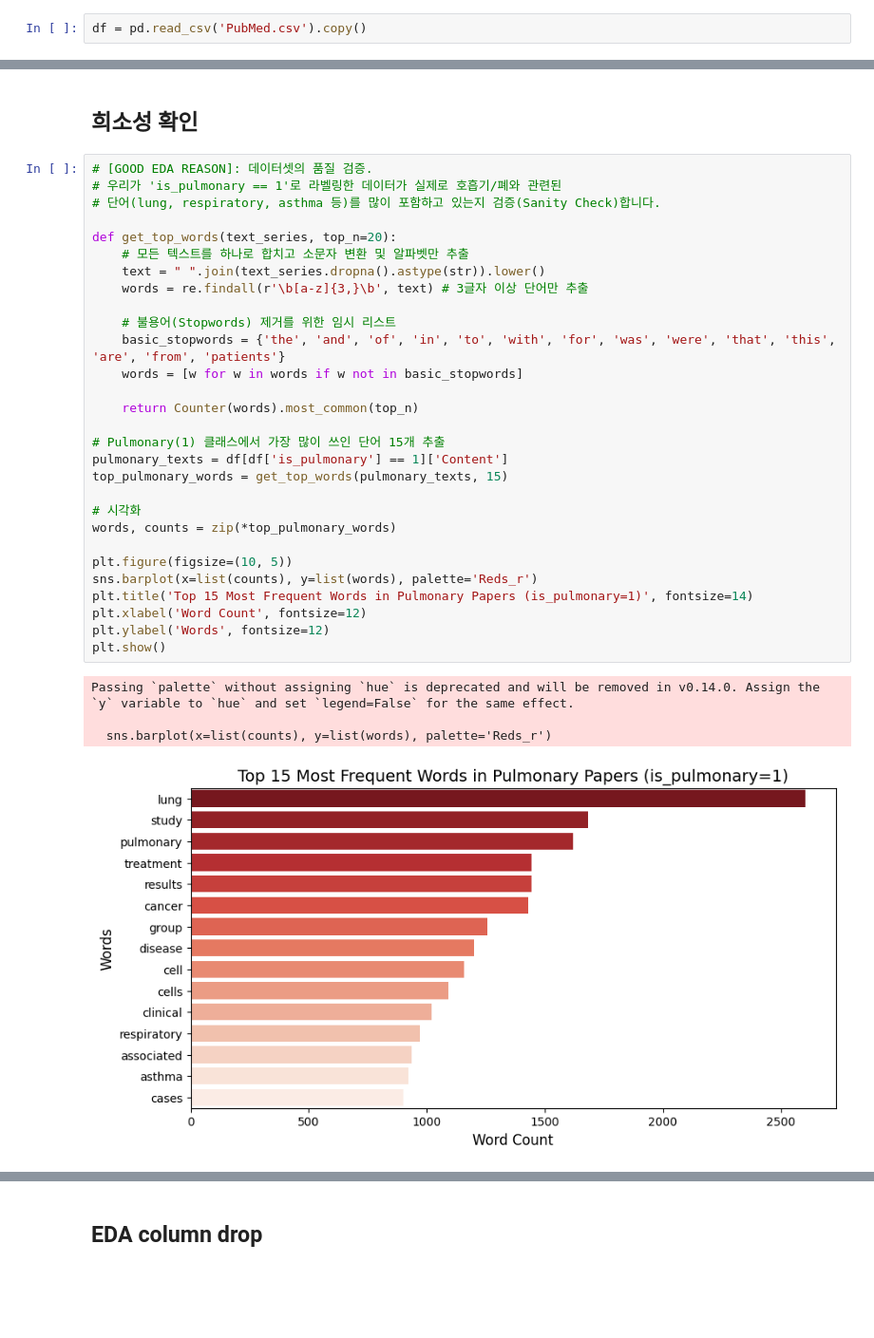
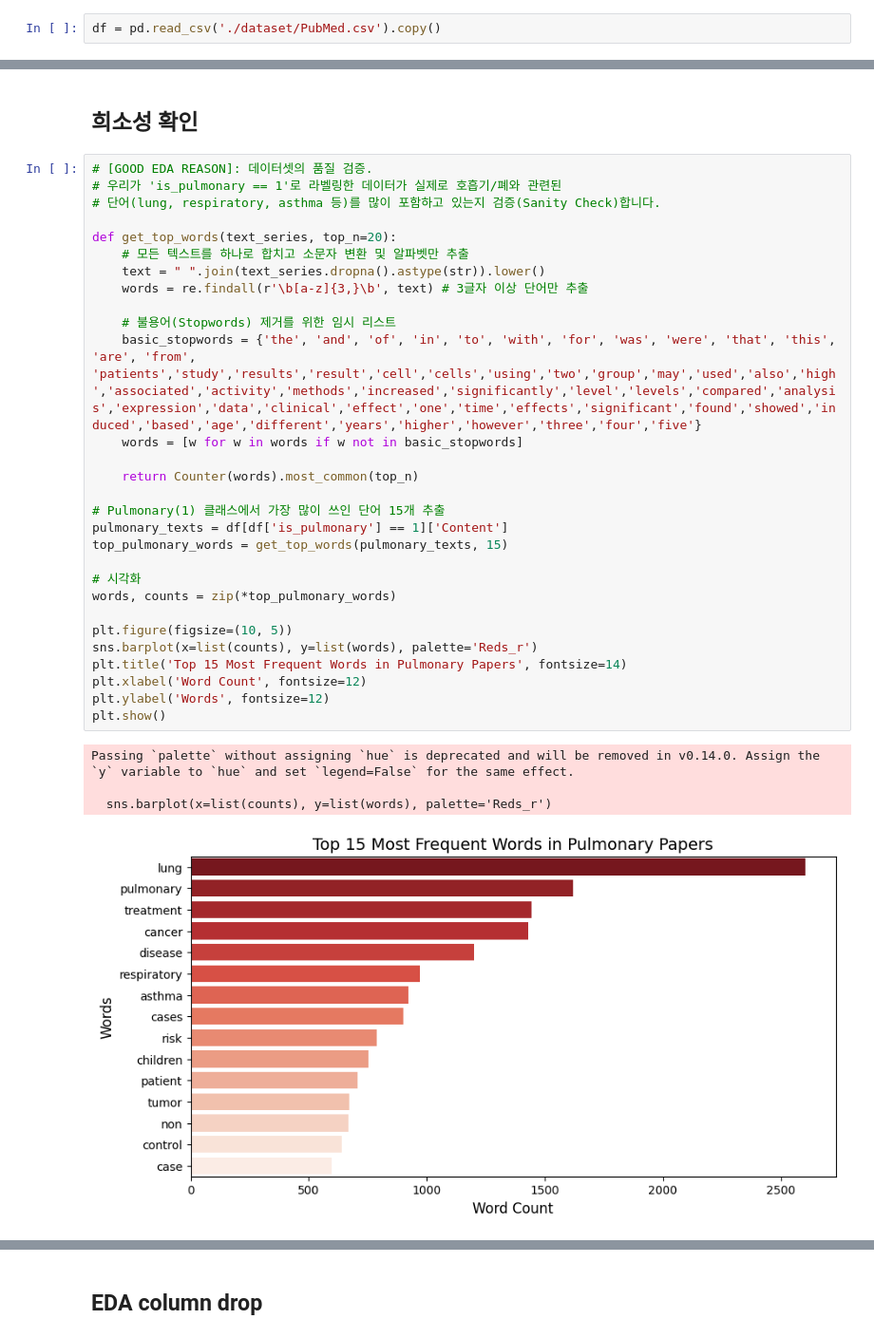
Before and after one commit to Junghokim1031/Week-3-Project-Deep-Learning, a Jupyter notebook: data.ipynb, the cells around one changed output, grey strips where cells are left out. Shown at 95% size. Drawn from its saved outputs; the diff is of its cells as text; blank space fills up the shorter version.

```diff
--- a/data.ipynb
+++ b/data.ipynb
@@ -68,7 +68,7 @@ from lime.lime_text import LimeTextExplainer
 # %% [markdown]
 ## Import Data
 # %%
-df = pd.read_csv('PubMed.csv').copy()
+df = pd.read_csv('./dataset/PubMed.csv').copy()
 # %%
 def set_seeds(seed=42):
     os.environ['PYTHONHASHSEED'] = str(seed)
@@ -229,33 +228,33 @@ Name: word_count, dtype: float64
 # [GOOD EDA REASON]: 데이터셋의 품질 검증.
 # 우리가 'is_pulmonary == 1'로 라벨링한 데이터가 실제로 호흡기/폐와 관련된
 # 단어(lung, respiratory, asthma 등)를 많이 포함하고 있는지 검증(Sanity Check)합니다.
 
 def get_top_words(text_series, top_n=20):
     # 모든 텍스트를 하나로 합치고 소문자 변환 및 알파벳만 추출
     text = " ".join(text_series.dropna().astype(str)).lower()
     words = re.findall(r'\b[a-z]{3,}\b', text) # 3글자 이상 단어만 추출
 
     # 불용어(Stopwords) 제거를 위한 임시 리스트
-    basic_stopwords = {'the', 'and', 'of', 'in', 'to', 'with', 'for', 'was', 'were', 'that', 'this', 'are', 'from', 'patients'}
+    basic_stopwords = {'the', 'and', 'of', 'in', 'to', 'with', 'for', 'was', 'were', 'that', 'this', 'are', 'from', 'patients','study','results','result','cell','cells','using','two','group','may','used','also','high','associated','activity','methods','increased','significantly','level','levels','compared','analysis','expression','data','clinical','effect','one','time','effects','significant','found','showed','induced','based','age','different','years','higher','however','three','four','five'}
     words = [w for w in words if w not in basic_stopwords]
 
     return Counter(words).most_common(top_n)
 
 # Pulmonary(1) 클래스에서 가장 많이 쓰인 단어 15개 추출
 pulmonary_texts = df[df['is_pulmonary'] == 1]['Content']
 top_pulmonary_words = get_top_words(pulmonary_texts, 15)
 
 # 시각화
 words, counts = zip(*top_pulmonary_words)
 
 plt.figure(figsize=(10, 5))
 sns.barplot(x=list(counts), y=list(words), palette='Reds_r')
-plt.title('Top 15 Most Frequent Words in Pulmonary Papers (is_pulmonary=1)', fontsize=14)
+plt.title('Top 15 Most Frequent Words in Pulmonary Papers', fontsize=14)
 plt.xlabel('Word Count', fontsize=12)
 plt.ylabel('Words', fontsize=12)
 plt.show()
 # %% [output]
 Passing `palette` without assigning `hue` is deprecated and will be removed in v0.14.0. Assign the `y` variable to `hue` and set `legend=False` for the same effect.
 
   sns.barplot(x=list(counts), y=list(words), palette='Reds_r')
-[figure, old version]
+[figure, new version]
```
Also changed, not shown: parts of 15 cells of this notebook, 17 other files.
